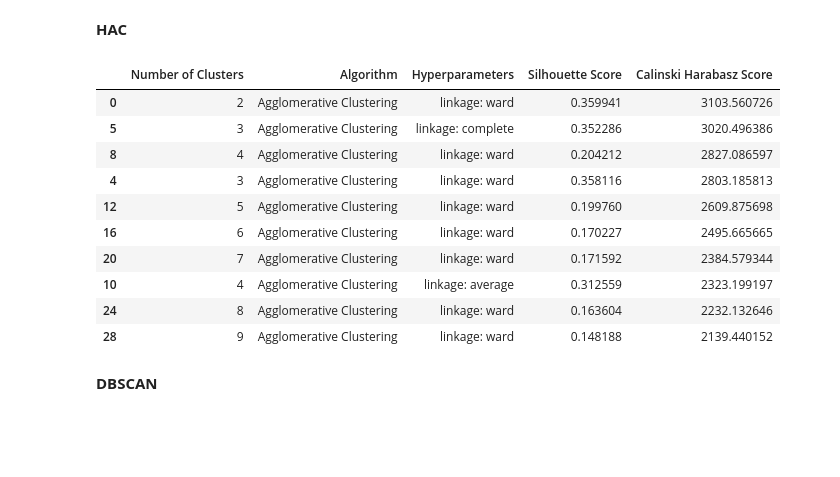
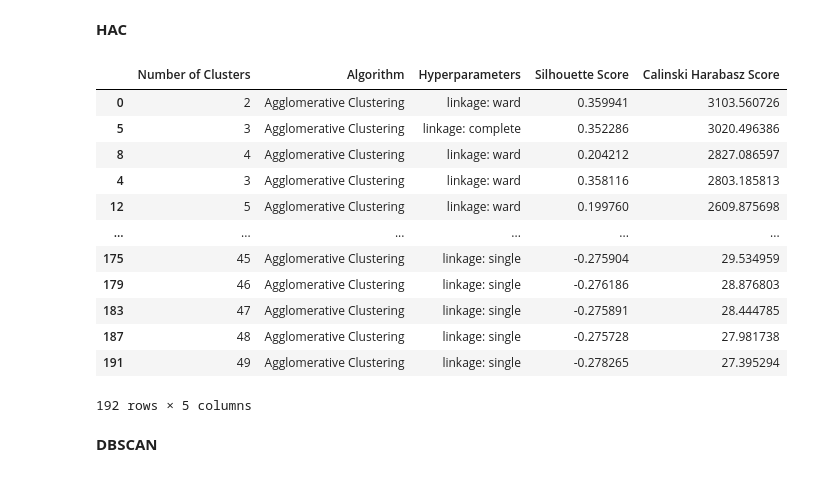
Before and after one commit to ray2g/Data-Mining-Projects, a Jupyter notebook: Homework Assignment 4/PD_TPC4_script.ipynb, the cells around one changed output. Saved outputs shown, nothing was run; the diff lists cells and outputs as text; code cells hidden in the pictures; blank space fills up the shorter version.

```diff
--- a/Homework Assignment 4/PD_TPC4_script.ipynb
+++ b/Homework Assignment 4/PD_TPC4_script.ipynb
@@ -571,19 +571,21 @@ midnight_noon_cluster_kmeans.sort_values(['Calinski Harabasz Score'],ascending=F
 **HAC**
 # %%
 midnight_noon_cluster_hac = cluster_analysis_hac(midnight_noon_standard, 50)
-midnight_noon_cluster_hac.sort_values(['Calinski Harabasz Score'],ascending=False).head(10)
+midnight_noon_cluster_hac.sort_values(['Calinski Harabasz Score'],ascending=False)
 # %% [output]
 |  | Number of Clusters | Algorithm | Hyperparameters | Silhouette Score | Calinski Harabasz Score |
 | 0 | 2 | Agglomerative Clustering | linkage: ward | 0.359941 | 3103.560726 |
 | 5 | 3 | Agglomerative Clustering | linkage: complete | 0.352286 | 3020.496386 |
 | 8 | 4 | Agglomerative Clustering | linkage: ward | 0.204212 | 2827.086597 |
 | 4 | 3 | Agglomerative Clustering | linkage: ward | 0.358116 | 2803.185813 |
 | 12 | 5 | Agglomerative Clustering | linkage: ward | 0.199760 | 2609.875698 |
-| 16 | 6 | Agglomerative Clustering | linkage: ward | 0.170227 | 2495.665665 |
-| 20 | 7 | Agglomerative Clustering | linkage: ward | 0.171592 | 2384.579344 |
-| 10 | 4 | Agglomerative Clustering | linkage: average | 0.312559 | 2323.199197 |
-| 24 | 8 | Agglomerative Clustering | linkage: ward | 0.163604 | 2232.132646 |
-| 28 | 9 | Agglomerative Clustering | linkage: ward | 0.148188 | 2139.440152 |
+| ... | ... | ... | ... | ... | ... |
+| 175 | 45 | Agglomerative Clustering | linkage: single | -0.275904 | 29.534959 |
+| 179 | 46 | Agglomerative Clustering | linkage: single | -0.276186 | 28.876803 |
+| 183 | 47 | Agglomerative Clustering | linkage: single | -0.275891 | 28.444785 |
+| 187 | 48 | Agglomerative Clustering | linkage: single | -0.275728 | 27.981738 |
+| 191 | 49 | Agglomerative Clustering | linkage: single | -0.278265 | 27.395294 |
+192 rows × 5 columns
 # %% [markdown]
 **DBSCAN**
 # %%
```
Also changed, not shown: parts of 13 cells of this notebook.
